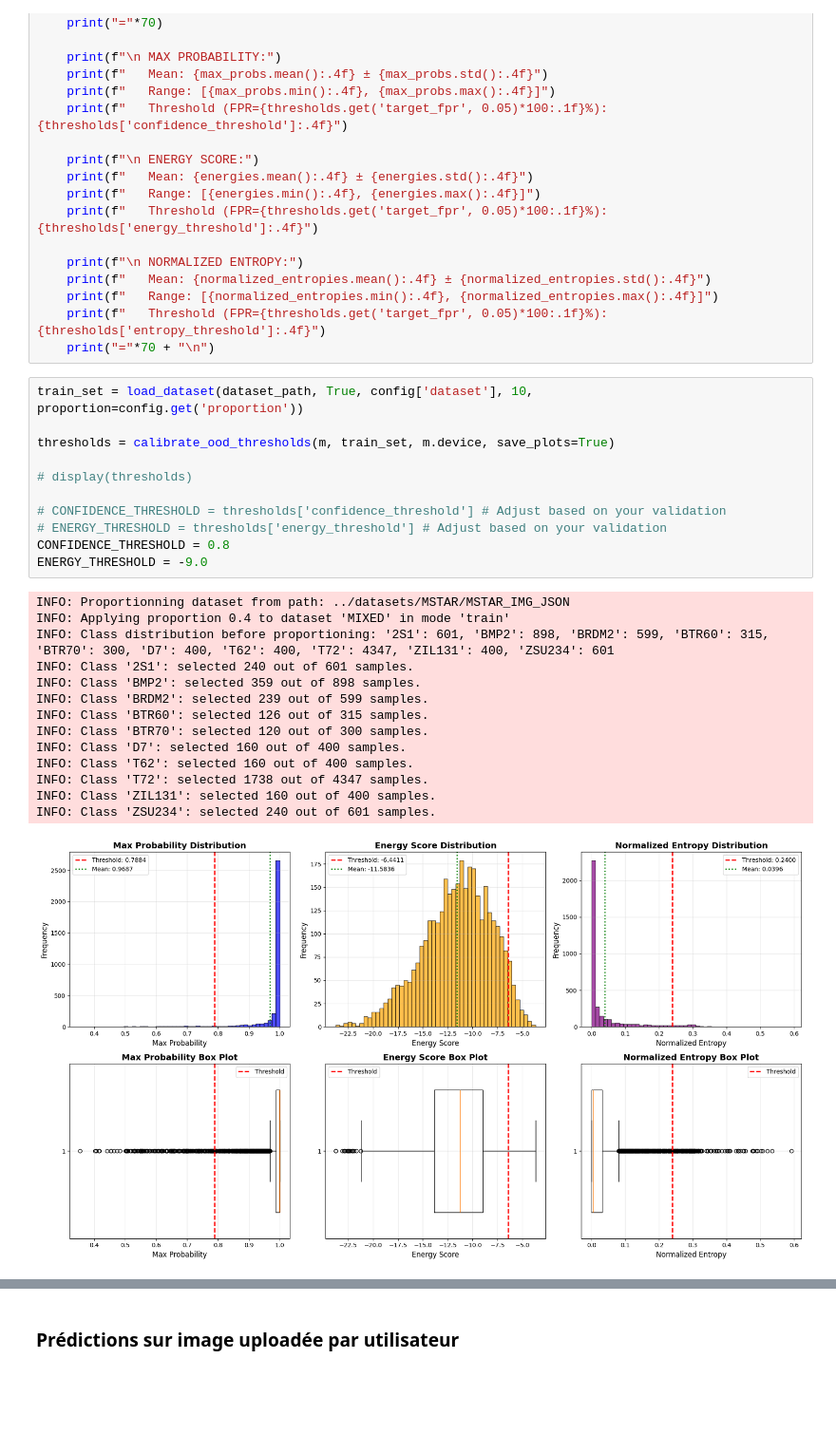
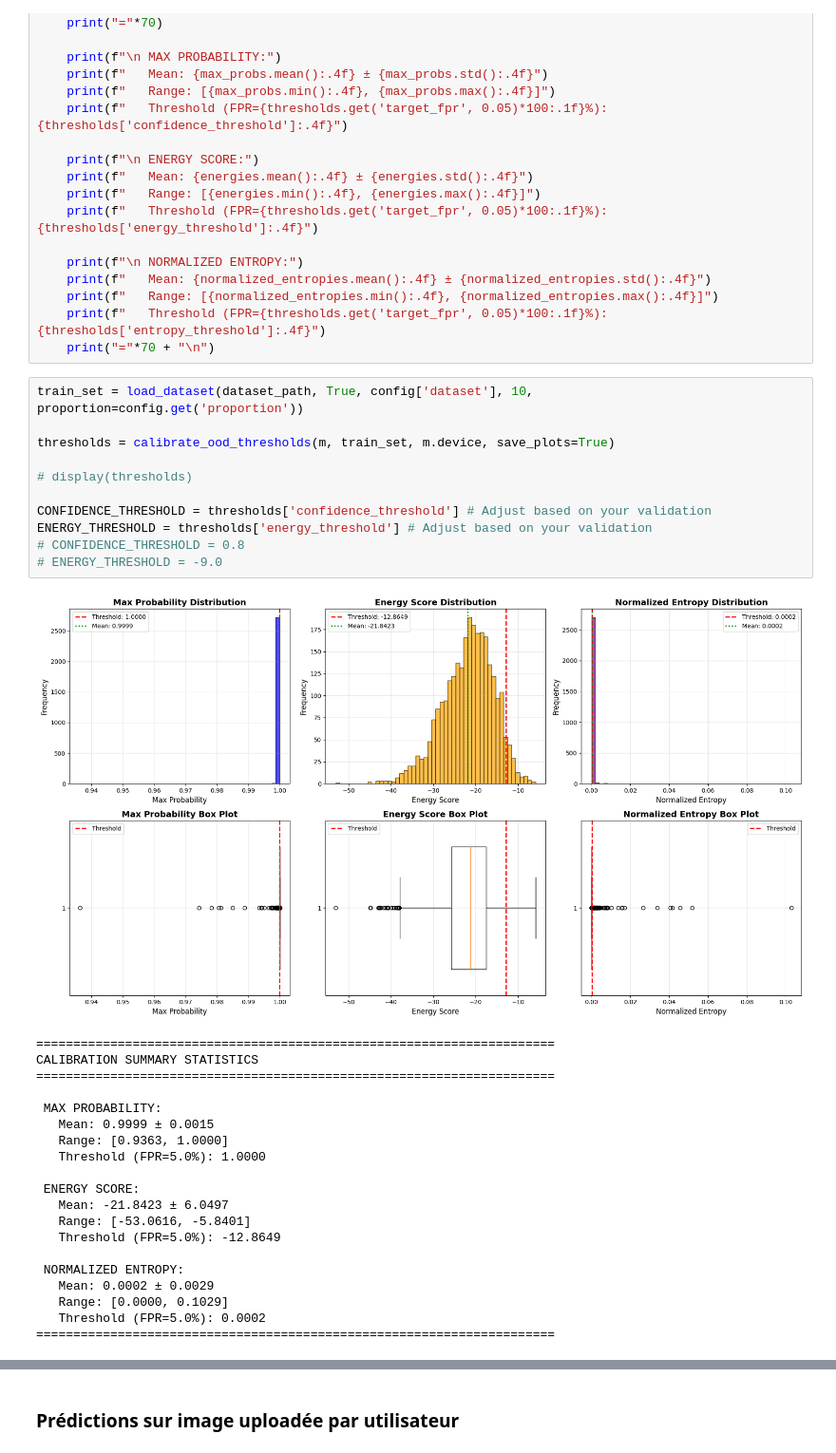
Before and after one commit to Tmqng/ATR-Code, a Jupyter notebook: notebooks/inference_notebook_AConvNet.ipynb, the cells around one changed output, grey strips where cells are left out. Shown at 95% size. Cells and saved outputs as stored; diff of their text form; blank space fills up the shorter version.

```diff
--- a/notebooks/inference_notebook_AConvNet.ipynb
+++ b/notebooks/inference_notebook_AConvNet.ipynb
@@ -597,26 +628,32 @@ def plot_ood_distributions(max_probs, energies, normalized_entropies, thresholds
 # %%
 train_set = load_dataset(dataset_path, True, config['dataset'], 10, proportion=config.get('proportion'))
 
 thresholds = calibrate_ood_thresholds(m, train_set, m.device, save_plots=True)
 
 # display(thresholds)
 
-# CONFIDENCE_THRESHOLD = thresholds['confidence_threshold'] # Adjust based on your validation
-# ENERGY_THRESHOLD = thresholds['energy_threshold'] # Adjust based on your validation
-CONFIDENCE_THRESHOLD = 0.8
-ENERGY_THRESHOLD = -9.0
+CONFIDENCE_THRESHOLD = thresholds['confidence_threshold'] # Adjust based on your validation
+ENERGY_THRESHOLD = thresholds['energy_threshold'] # Adjust based on your validation
+# CONFIDENCE_THRESHOLD = 0.8
+# ENERGY_THRESHOLD = -9.0
 # %% [output]
+[figure, new version]
-INFO: Proportionning dataset from path: ../datasets/MSTAR/MSTAR_IMG_JSON
-INFO: Applying proportion 0.4 to dataset 'MIXED' in mode 'train'
-INFO: Class distribution before proportioning: '2S1': 601, 'BMP2': 898, 'BRDM2': 599, 'BTR60': 315, 'BTR70': 300, 'D7': 400, 'T62': 400, 'T72': 4347, 'ZIL131': 400, 'ZSU234': 601
-INFO: Class '2S1': selected 240 out of 601 samples.
-INFO: Class 'BMP2': selected 359 out of 898 samples.
-INFO: Class 'BRDM2': selected 239 out of 599 samples.
-INFO: Class 'BTR60': selected 126 out of 315 samples.
-INFO: Class 'BTR70': selected 120 out of 300 samples.
-INFO: Class 'D7': selected 160 out of 400 samples.
-INFO: Class 'T62': selected 160 out of 400 samples.
-INFO: Class 'T72': selected 1738 out of 4347 samples.
-INFO: Class 'ZIL131': selected 160 out of 400 samples.
-INFO: Class 'ZSU234': selected 240 out of 601 samples.
+======================================================================
+CALIBRATION SUMMARY STATISTICS
+======================================================================
+
+ MAX PROBABILITY:
+   Mean: 0.9999 ± 0.0015
+   Range: [0.9363, 1.0000]
+   Threshold (FPR=5.0%): 1.0000
+
+ ENERGY SCORE:
+   Mean: -21.8423 ± 6.0497
+   Range: [-53.0616, -5.8401]
+   Threshold (FPR=5.0%): -12.8649
+
+ NORMALIZED ENTROPY:
+   Mean: 0.0002 ± 0.0029
+   Range: [0.0000, 0.1029]
+   Threshold (FPR=5.0%): 0.0002
+======================================================================
-[figure, old version]
```
Also changed, not shown: parts of 11 cells of this notebook, 1 other file.
